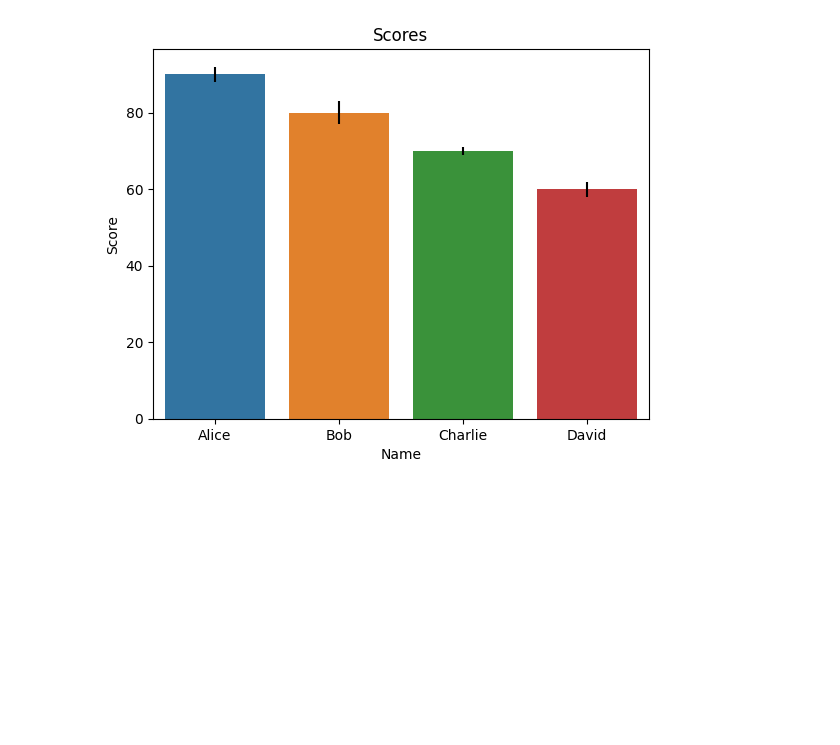
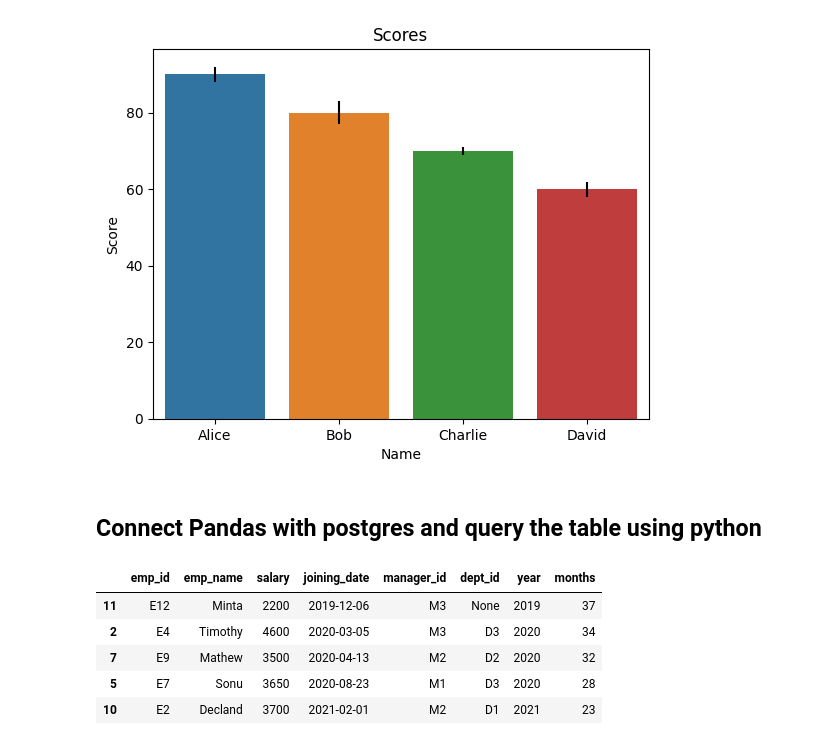
Before and after one commit to Eddy265/Python_Projects, a Jupyter notebook: useful_codes.ipynb, the cells around one changed output. Saved outputs shown, nothing was run; the diff lists cells and outputs as text; code cells hidden in the pictures; blank space fills up the shorter version.

```diff
--- a/useful_codes.ipynb
+++ b/useful_codes.ipynb
@@ -749,3 +749,26 @@ plt.ylabel('Score')
 plt.show()
 # %% [output]
 [figure]
+# %% [markdown]
+## Connect Pandas with postgres and query the table using python
+# %%
+from sqlalchemy import create_engine
+import pandas as pd
+
+# create a connection to the database
+engine = create_engine('postgresql://postgres:DBpassword@localhost:5432/DEMO_DB')
+
+# retrieve data from the database and store it in a DataFrame
+df = pd.read_sql_query("SELECT * FROM employee", engine)
+
+# sort the DataFrame by a specific column in descending order
+df.sort_values(by='months', ascending=False, inplace=True)
+# %%
+df.head()
+# %% [output]
+|  | emp_id | emp_name | salary | joining_date | manager_id | dept_id | year | months |
+| 11 | E12 | Minta | 2200 | 2019-12-06 | M3 | None | 2019 | 37 |
+| 2 | E4 | Timothy | 4600 | 2020-03-05 | M3 | D3 | 2020 | 34 |
+| 7 | E9 | Mathew | 3500 | 2020-04-13 | M2 | D2 | 2020 | 32 |
+| 5 | E7 | Sonu | 3650 | 2020-08-23 | M1 | D3 | 2020 | 28 |
+| 10 | E2 | Decland | 3700 | 2021-02-01 | M2 | D1 | 2021 | 23 |
```
Also changed, not shown: 2 other files.
